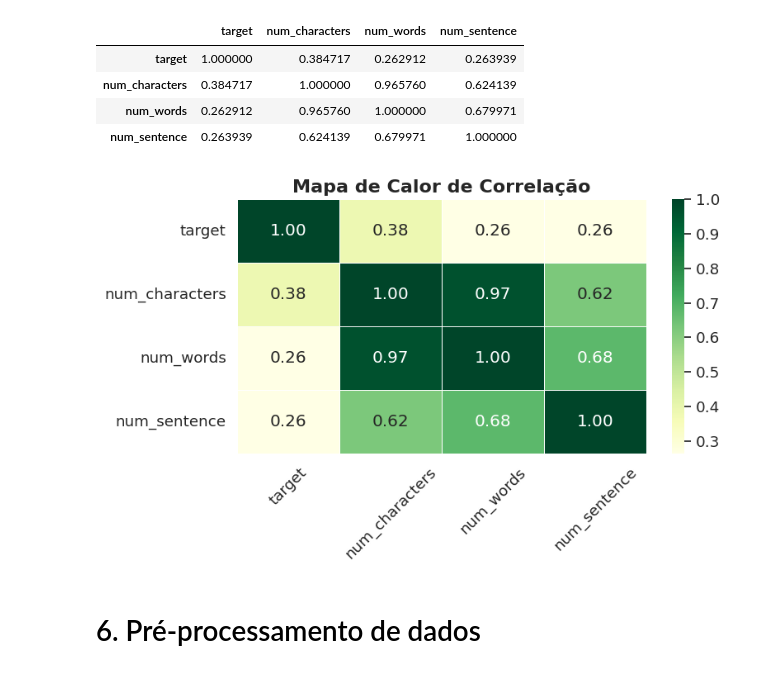
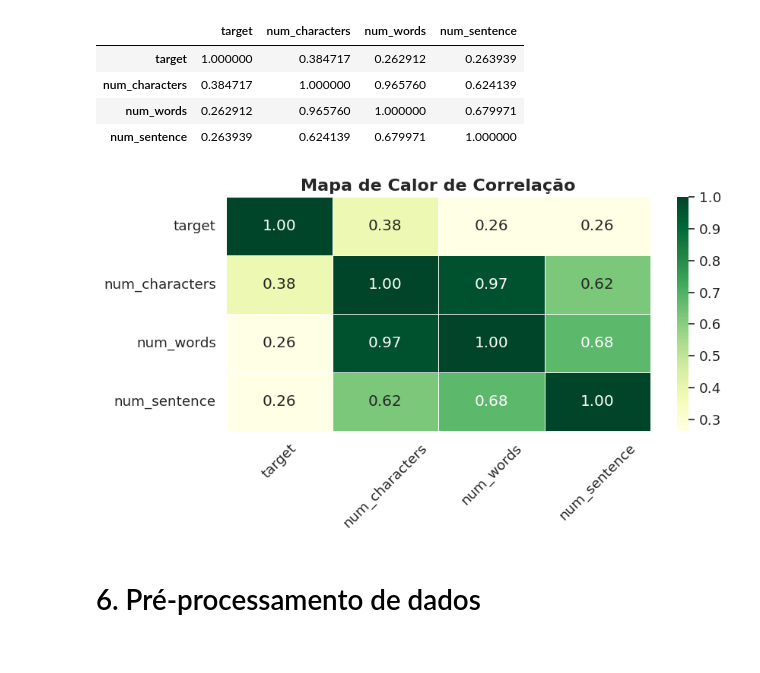
Before and after one commit to Saulo-Azevedo/TCC_POS_PUC, a Jupyter notebook: Tcc__Desenvolvimento_de_um_Sistema_de_Prevenção_de_Spam_em_E_mails_Utilizando_Machine_Learning.ipynb, the cells around one changed output. Saved outputs shown, nothing was run; the diff lists cells and outputs as text; code cells hidden in the pictures.

```diff
--- a/Tcc__Desenvolvimento_de_um_Sistema_de_Prevenção_de_Spam_em_E_mails_Utilizando_Machine_Learning.ipynb
+++ b/Tcc__Desenvolvimento_de_um_Sistema_de_Prevenção_de_Spam_em_E_mails_Utilizando_Machine_Learning.ipynb
@@ -383,25 +379,25 @@ df[['target','num_characters', 'num_words', 'num_sentence']].corr()
 # %%
 import seaborn as sns
 import matplotlib.pyplot as plt
 
 # Seleciona as colunas para a matriz de correlação
 correlation_matrix = df[['target', 'num_characters', 'num_words', 'num_sentence']].corr()
 
 # Cria um mapa de calor com estilização personalizada
-plt.figure(figsize=(8  , 4))
+plt.figure(figsize=(9  , 4))
 sns.set(font_scale=1.2)  # Adjust font scale for better readability
 sns.heatmap(correlation_matrix, annot=True, cmap='YlGn', linewidths=0.5, fmt=".2f")
 
 # Define um título para o mapa de calor
 plt.title("Mapa de Calor de Correlação", fontsize=16, fontweight='bold')
 
 # Rotaciona os rótulos do eixo x para melhor legibilidade
 plt.xticks(rotation=45)
 
 # Mostra o mapa de calor
 plt.show()
 # %% [output]
-[figure, old version]
+[figure, new version]
 # %% [markdown]
 # 6. Pré-processamento de dados
 # %% [markdown]
```
Also changed, not shown: parts of 5 cells of this notebook.
